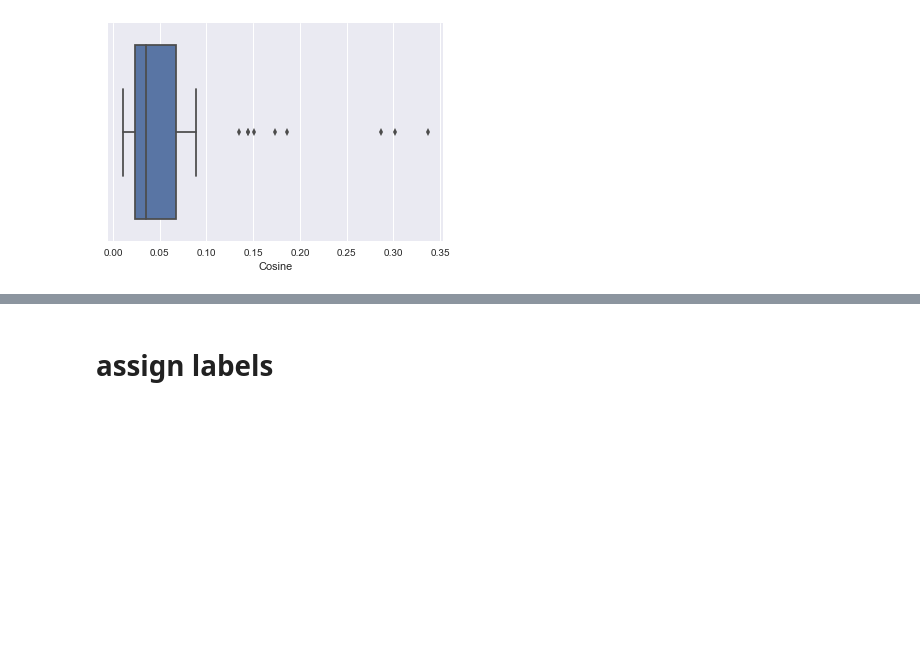
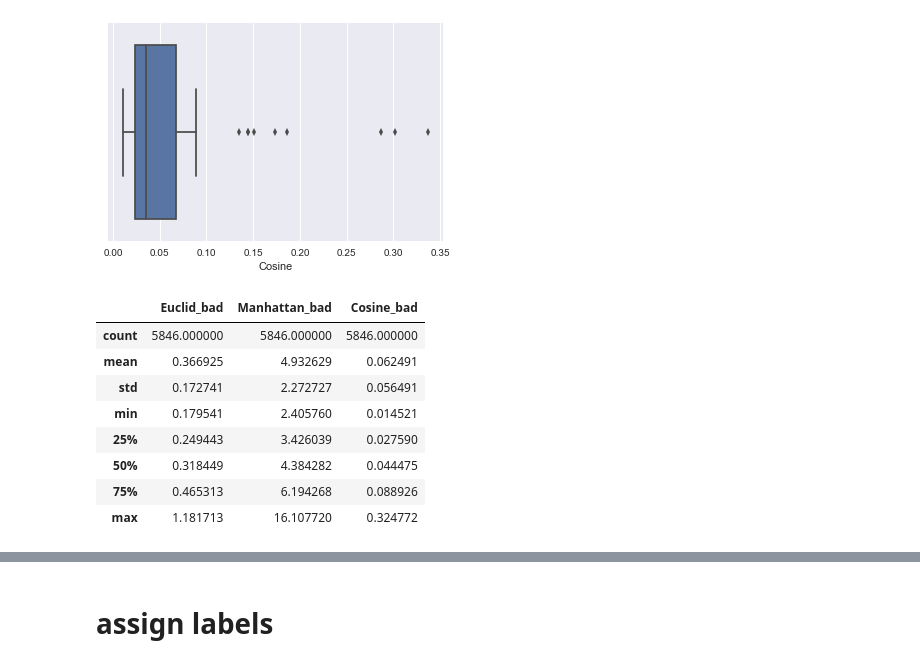
Before and after one commit to InternationalAccountabilityProject/iap-datadive-2018, a Jupyter notebook: Notebooks/exploration.ipynb, the cells around one changed output, grey strips where cells are left out. Drawn from its saved outputs; the diff is of its cells as text; code cells hidden in the pictures; blank space fills up the shorter version.

```diff
--- a/Notebooks/exploration.ipynb
+++ b/Notebooks/exploration.ipynb
@@ -127,3 +126,30 @@ sns.boxplot(x=label_comparison["Cosine"])
 # %% [output]
 <matplotlib.axes._subplots.AxesSubplot at 0x...>
 [figure]
+# %%
+# incorrect distances
+incorrect_labels = merged_df.merge(project_embeddings_df[['ProjectNumber', 'embeddings']])\
+    .rename(index=str, columns={'embeddings': 'proj_embedding'})[['ProjectNumber','spac_art_text','article_text','article_id','art_text_embed', 'proj_embedding']]
+# %%
+incorrect_data = []
+for idx, row in incorrect_labels.iterrows():
+    incorrect_data += incorrect_labels[incorrect_labels['ProjectNumber'] != row['ProjectNumber']][['ProjectNumber','spac_art_text','proj_embedding']].T.to_dict().values()
+incorrect_data = pd.DataFrame(incorrect_data)
+# %%
+incorrect_data['bad_art_text_embed'] = incorrect_data['ProjectNumber'].apply(lambda x: create_embedding(incorrect_labels[incorrect_labels['ProjectNumber'] != x].sample(1, random_state=42)['spac_art_text'].values[0]))
+# %%
+incorrect_data['Euclid_bad'] = incorrect_data.apply(lambda x: euclidean_distances(x['bad_art_text_embed'].reshape(1, -1), x['proj_embedding'].reshape(1, -1))[0][0], axis=1)
+incorrect_data['Manhattan_bad'] = incorrect_data.apply(lambda x: manhattan_distances(x['bad_art_text_embed'].reshape(1, -1), x['proj_embedding'].reshape(1, -1))[0][0], axis=1)
+incorrect_data['Cosine_bad'] = incorrect_data.apply(lambda x: cosine_distances(x['bad_art_text_embed'].reshape(1, -1), x['proj_embedding'].reshape(1, -1))[0][0], axis=1)
+# %%
+incorrect_data[['Euclid_bad', 'Manhattan_bad', 'Cosine_bad']].describe()
+# %% [output]
+|  | Euclid_bad | Manhattan_bad | Cosine_bad |
+| count | 5846.000000 | 5846.000000 | 5846.000000 |
+| mean | 0.366925 | 4.932629 | 0.062491 |
+| std | 0.172741 | 2.272727 | 0.056491 |
+| min | 0.179541 | 2.405760 | 0.014521 |
+| 25% | 0.249443 | 3.426039 | 0.027590 |
+| 50% | 0.318449 | 4.384282 | 0.044475 |
+| 75% | 0.465313 | 6.194268 | 0.088926 |
+| max | 1.181713 | 16.107720 | 0.324772 |
```
Also changed, not shown: parts of 12 cells of this notebook.
